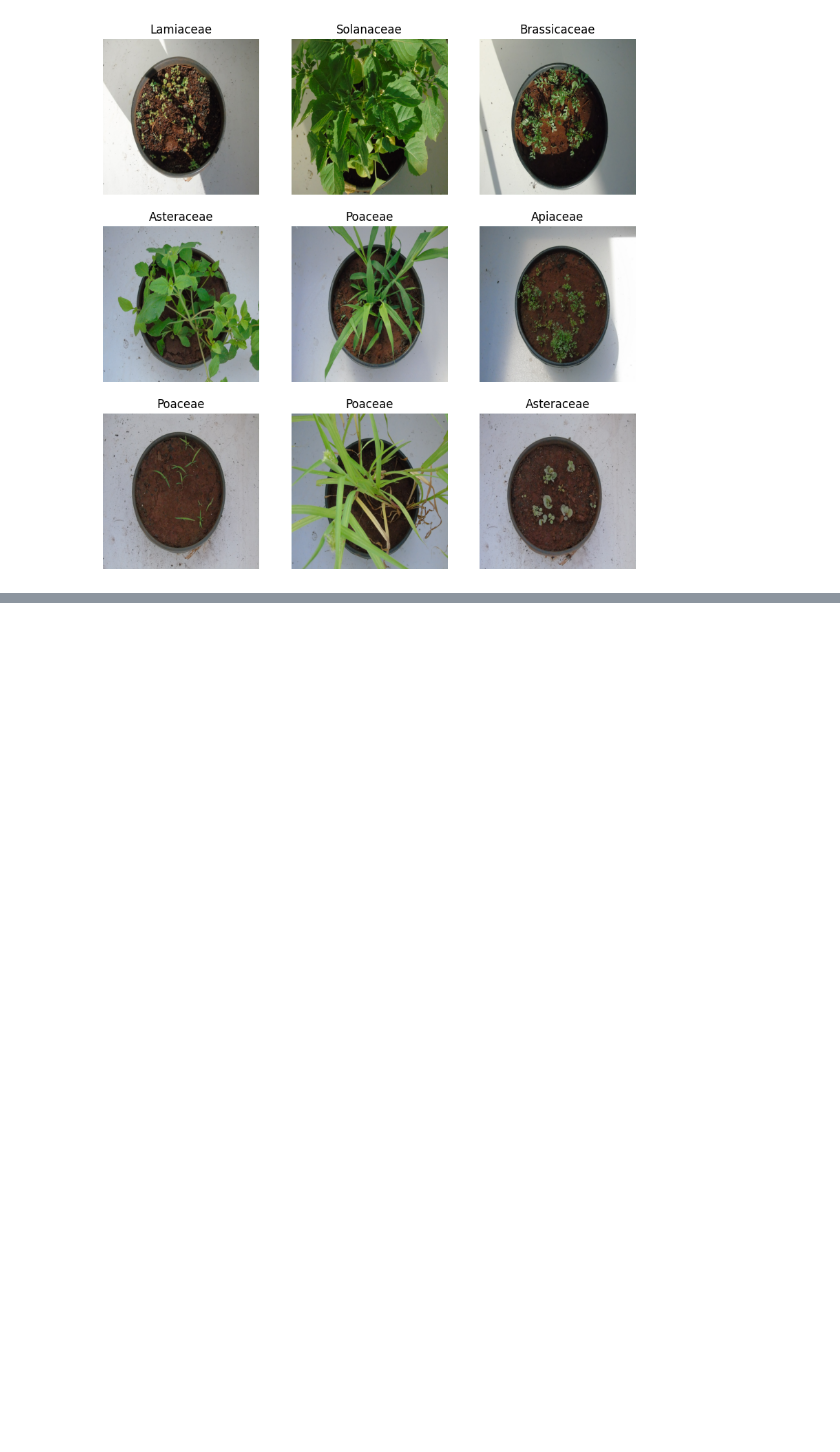
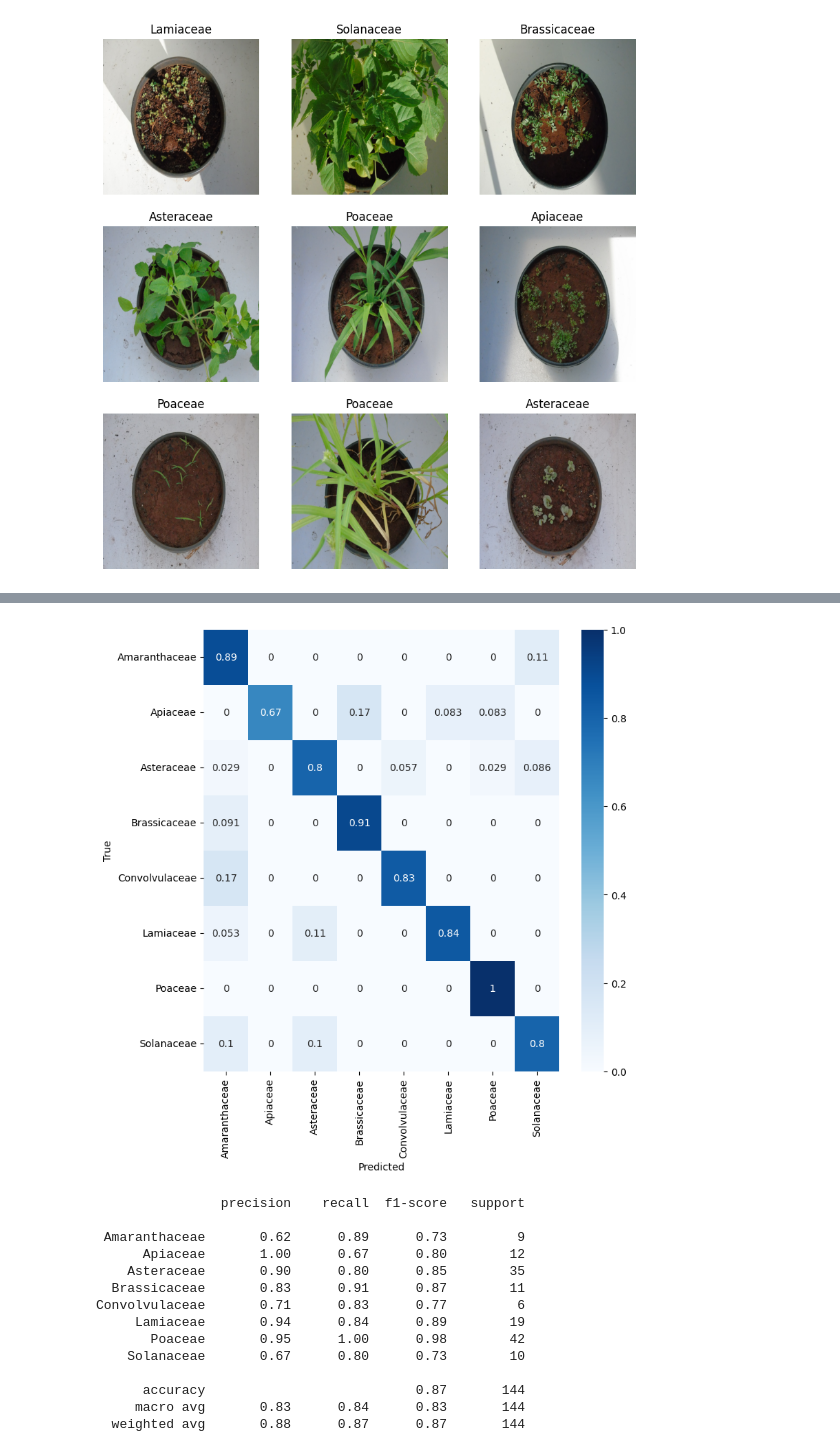
Before and after one commit to CarlosModinez/brazilian_weeds, a Jupyter notebook: weed_classification.ipynb, the cells around one changed output, grey strips where cells are left out. Saved outputs shown, nothing was run; the diff lists cells and outputs as text; code cells hidden in the pictures; blank space fills up the shorter version.

```diff
--- a/weed_classification.ipynb
+++ b/weed_classification.ipynb
@@ -495,0 +549,12 @@ Convolvulaceae       0.86      0.86      0.86         7
+# %%
+vgg19_model = VGG19(weights='imagenet', include_top=False)
+
+for layer in vgg19_model.layers:
+  layer.trainable = False
+
+x = vgg19_model.output
+x = layers.GlobalAveragePooling2D()(x)
+x = layers.Dense(1024, activation='relu')(x)
+predictions = layers.Dense(num_classes)(x)
+
+model = Model(inputs=vgg19_model.input, outputs=predictions)
@@ -495,0 +563,3 @@ Convolvulaceae       0.86      0.86      0.86         7
+# %%
+model.compile(optimizer='adam', loss=FocalLoss(), metrics=['accuracy'])
+model.fit(augmented_train_ds, validation_data=resized_val_ds, epochs=epochs)
@@ -495,0 +585,4 @@ Convolvulaceae       0.86      0.86      0.86         7
+# %%
+predictions = model.predict(resized_test_ds)
+predicted_labels = np.argmax(predictions, axis=1)
+true_labels = np.concatenate([y for x, y in resized_test_ds], axis=0)
@@ -495,0 +591,26 @@ Convolvulaceae       0.86      0.86      0.86         7
+# %%
+conf_matrix = confusion_matrix(true_labels, predicted_labels, normalize='true')
+
+plt.figure(figsize=(8, 8))
+sns.heatmap(conf_matrix, annot=True, cmap='Blues', xticklabels=class_names, yticklabels=class_names)
+plt.xlabel('Predicted')
+plt.ylabel('True')
+plt.show()
+
+print(classification_report(true_labels, predicted_labels, target_names=class_names))
+# %% [output]
+[figure, added]
+                precision    recall  f1-score   support
+
+ Amaranthaceae       0.62      0.89      0.73         9
+      Apiaceae       1.00      0.67      0.80        12
+    Asteraceae       0.90      0.80      0.85        35
+  Brassicaceae       0.83      0.91      0.87        11
+Convolvulaceae       0.71      0.83      0.77         6
+     Lamiaceae       0.94      0.84      0.89        19
+       Poaceae       0.95      1.00      0.98        42
+    Solanaceae       0.67      0.80      0.73        10
+
+      accuracy                           0.87       144
+     macro avg       0.83      0.84      0.83       144
+  weighted avg       0.88      0.87      0.87       144
```
Also changed, not shown: parts of 42 cells of this notebook.
